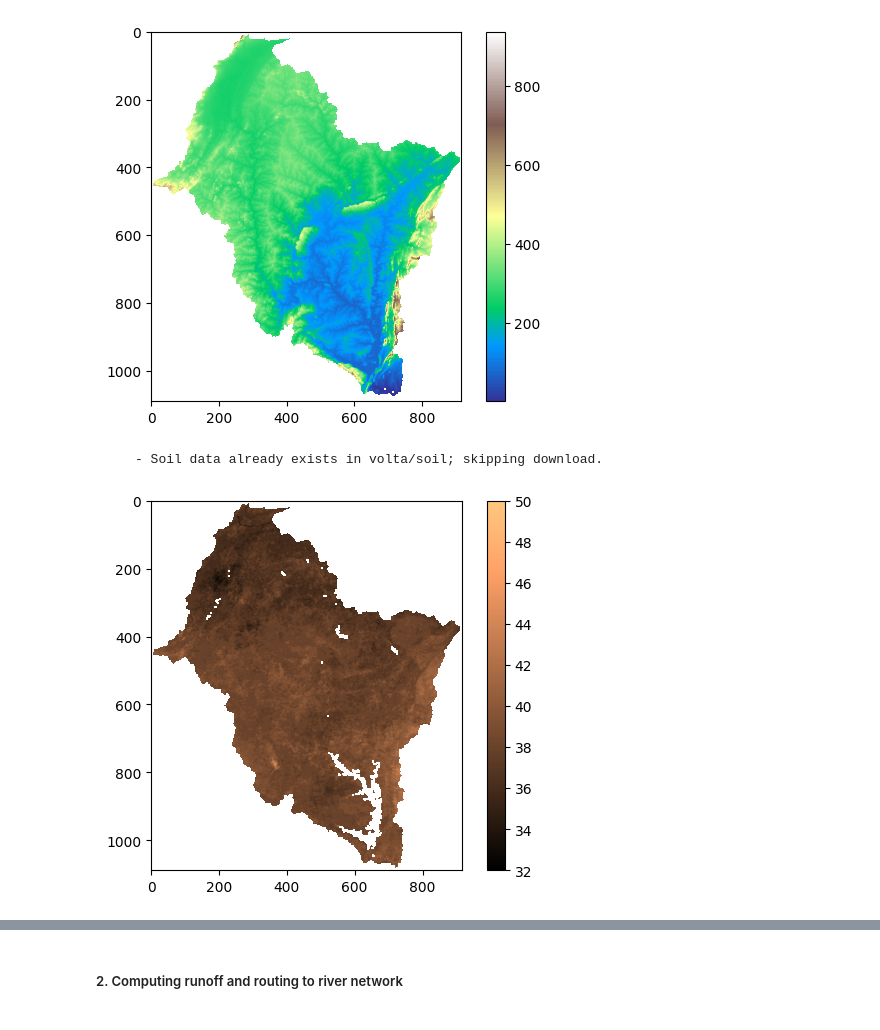
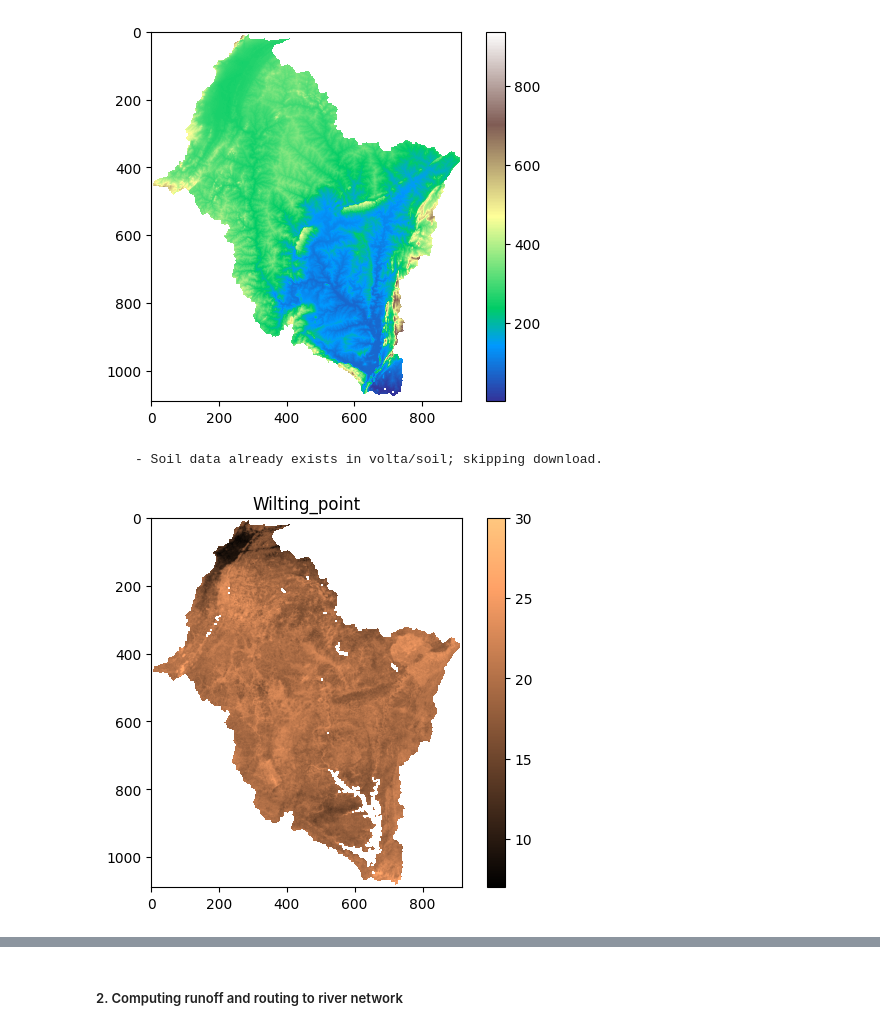
Before and after one commit to confidence-duku/bakaano-hydro, a Jupyter notebook: quick_start.ipynb, the cells around one changed output, grey strips where cells are left out. Saved outputs shown, nothing was run; the diff lists cells and outputs as text; code cells hidden in the pictures.

Commit message:
added options to visualize all input data and fixed bugs in model training and simulation

```diff
--- a/quick_start.ipynb
+++ b/quick_start.ipynb
@@ -40,13 +51,13 @@ dd.plot_dem()
 # %%
 # Get soil data
 
 from bakaano.soil import Soil
 sgd = Soil(working_dir, study_area)
 sgd.get_soil_data()
-sgd.plot_soil(vmax=50)
+sgd.plot_soil(variable='wilting_point')
 # %% [output]
      - Soil data already exists in volta/soil; skipping download.
-[figure, old version]
+[figure, new version]
 # %%
 # Get meteo data
 
```
Also changed, not shown: parts of 15 cells of this notebook, 9 other files.
